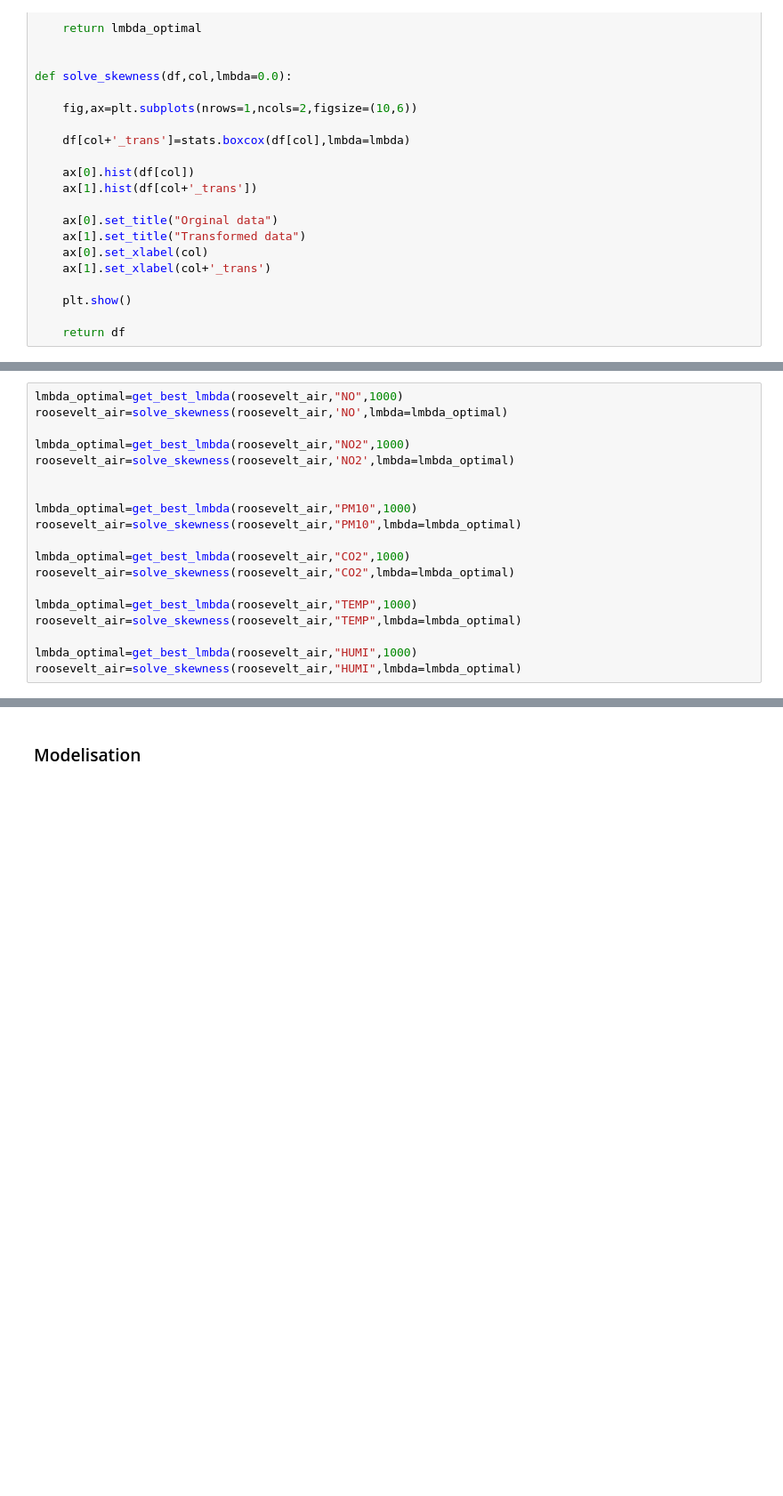
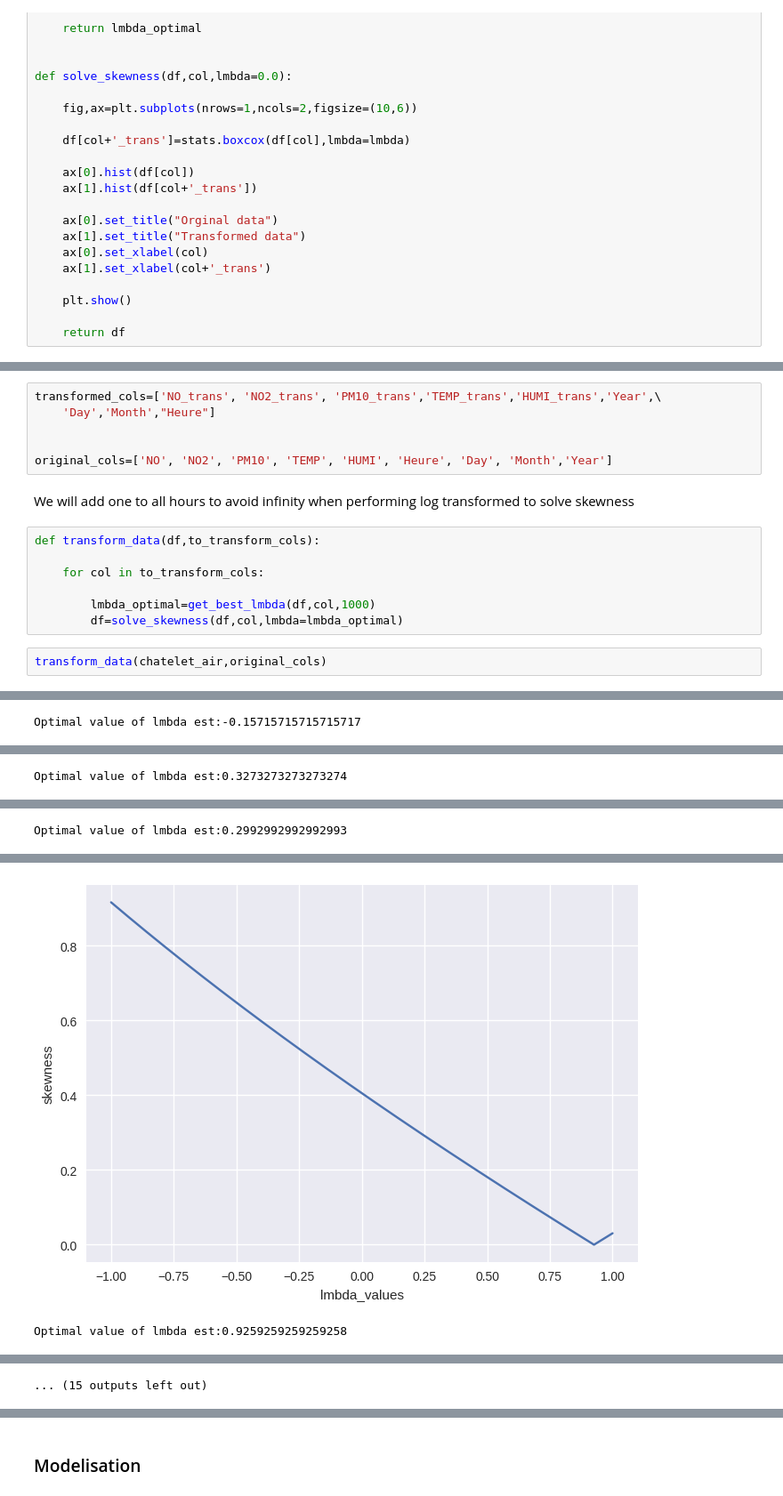
Before and after one commit to AdvancedGroupBootcamp/ai_marie_alex_moussa, a Jupyter notebook: RATP_Project/Regression on time series.ipynb, the cells around one changed output, grey strips where cells are left out. Shown at 89% size. Cells and saved outputs as stored; diff of their text form; blank space fills up the shorter version.

```diff
--- a/RATP_Project/Regression on time series.ipynb
+++ b/RATP_Project/Regression on time series.ipynb
@@ -336,19 +262,0 @@ Optimal value of lmbda est:-1.0
-# %%
-lmbda_optimal=get_best_lmbda(roosevelt_air,"NO",1000)
-roosevelt_air=solve_skewness(roosevelt_air,'NO',lmbda=lmbda_optimal)
-
-lmbda_optimal=get_best_lmbda(roosevelt_air,"NO2",1000)
-roosevelt_air=solve_skewness(roosevelt_air,'NO2',lmbda=lmbda_optimal)
-
-
-lmbda_optimal=get_best_lmbda(roosevelt_air,"PM10",1000)
-roosevelt_air=solve_skewness(roosevelt_air,"PM10",lmbda=lmbda_optimal)
-
-lmbda_optimal=get_best_lmbda(roosevelt_air,"CO2",1000)
-roosevelt_air=solve_skewness(roosevelt_air,"CO2",lmbda=lmbda_optimal)
-
-lmbda_optimal=get_best_lmbda(roosevelt_air,"TEMP",1000)
-roosevelt_air=solve_skewness(roosevelt_air,"TEMP",lmbda=lmbda_optimal)
-
-lmbda_optimal=get_best_lmbda(roosevelt_air,"HUMI",1000)
-roosevelt_air=solve_skewness(roosevelt_air,"HUMI",lmbda=lmbda_optimal)
@@ -368,0 +263,18 @@ Optimal value of lmbda est:-1.0
+# %%
+transformed_cols=['NO_trans', 'NO2_trans', 'PM10_trans','TEMP_trans','HUMI_trans','Year',\
+    'Day','Month',"Heure"]
+
+
+original_cols=['NO', 'NO2', 'PM10', 'TEMP', 'HUMI', 'Heure', 'Day', 'Month','Year']
+# %% [markdown]
+We will add one to all hours to avoid infinity when performing log transformed to solve skewness
+# %%
+def transform_data(df,to_transform_cols):
+
+    for col in to_transform_cols:
+
+        lmbda_optimal=get_best_lmbda(df,col,1000)
+        df=solve_skewness(df,col,lmbda=lmbda_optimal)
+# %%
+transform_data(chatelet_air,original_cols)
+# %% [output]
@@ -368,0 +282 @@ Optimal value of lmbda est:-1.0
+Optimal value of lmbda est:-0.15715715715715717
@@ -368,0 +285 @@ Optimal value of lmbda est:-1.0
+Optimal value of lmbda est:0.3273273273273274
@@ -368,0 +288 @@ Optimal value of lmbda est:-1.0
+Optimal value of lmbda est:0.2992992992992993
@@ -368,0 +290,2 @@ Optimal value of lmbda est:-1.0
+[figure, added]
+Optimal value of lmbda est:0.9259259259259258
@@ -368,0 +293 @@ Optimal value of lmbda est:-1.0
+... (15 outputs left out)
```
Also changed, not shown: parts of 32 cells of this notebook.
